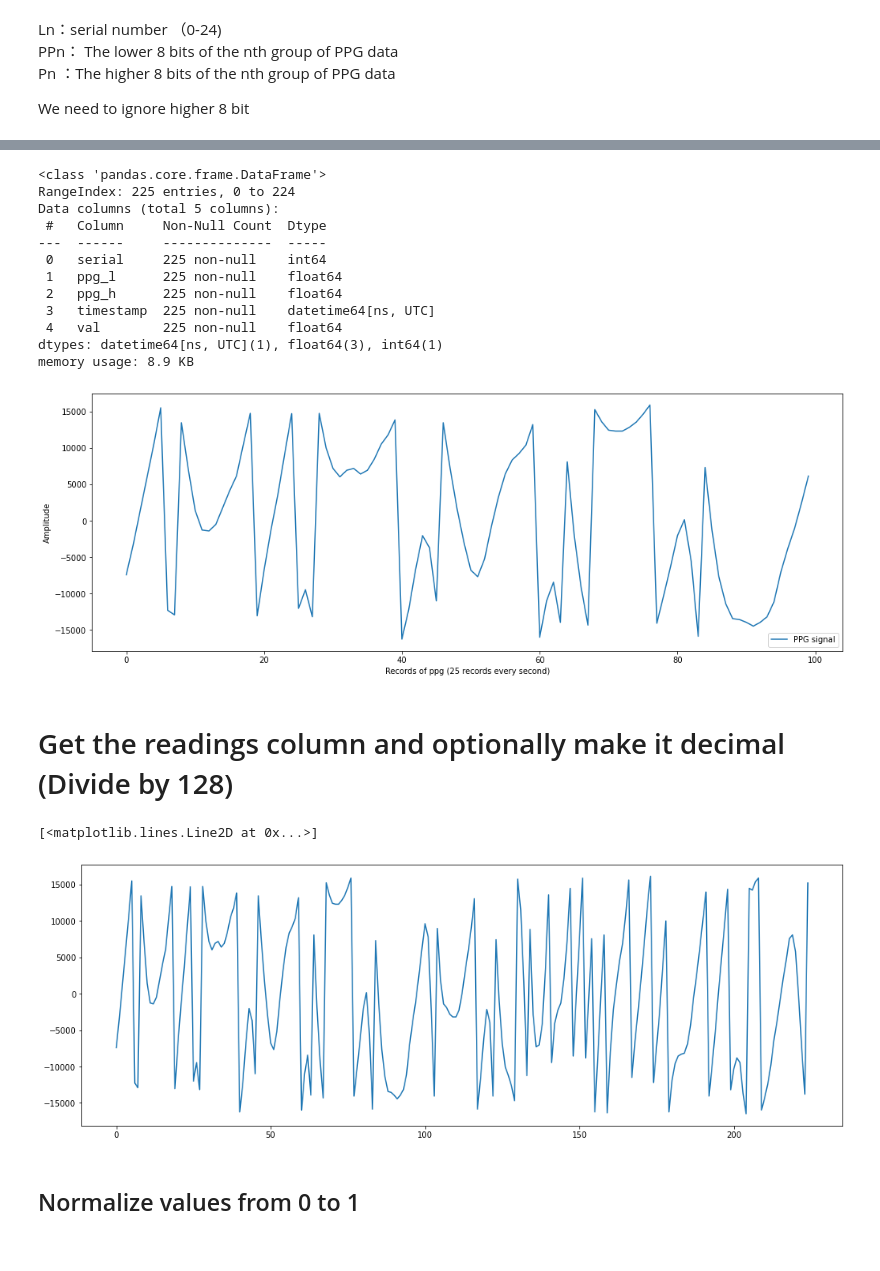
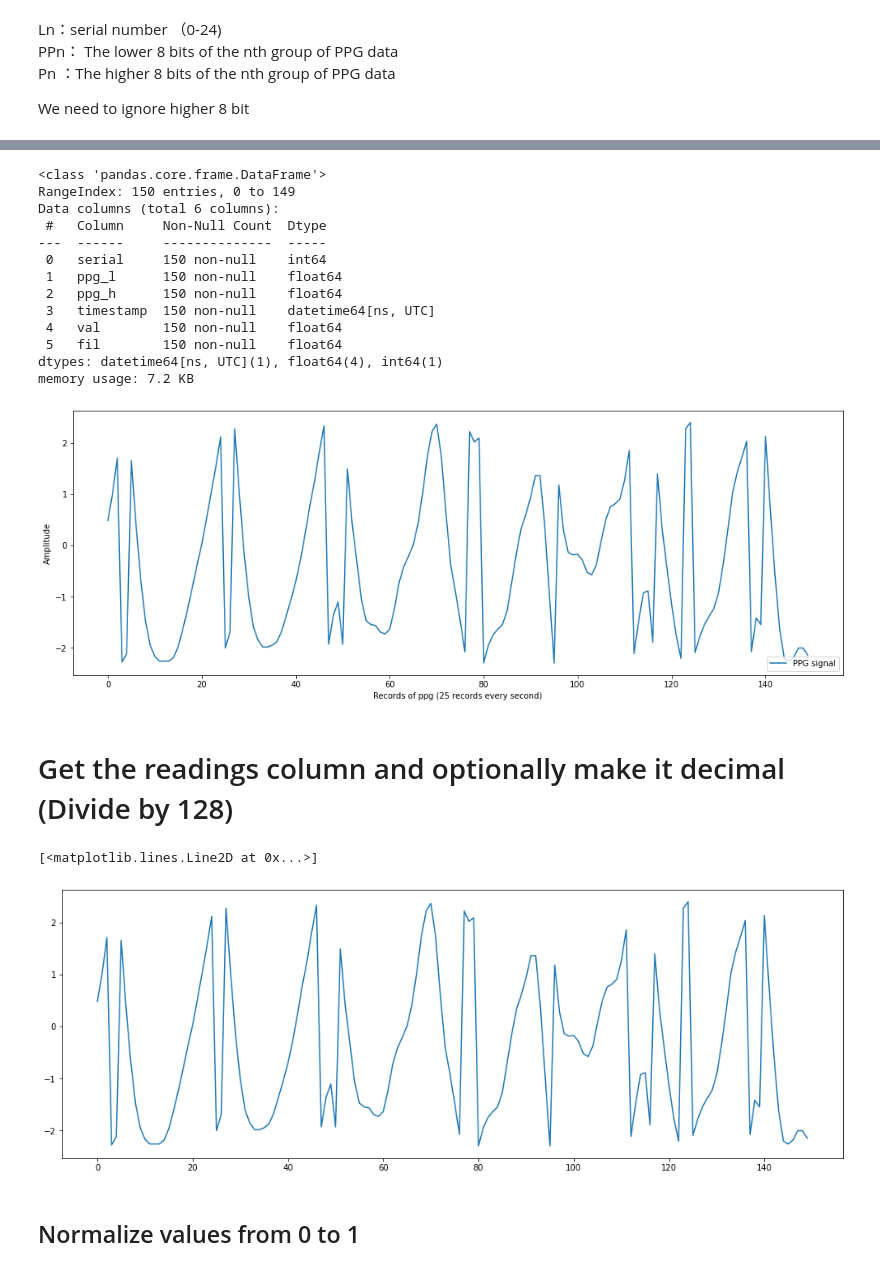
Before and after one commit to gaurav-95/PPG, a Jupyter notebook: Analyze_PPG.ipynb, the cells around one changed output, grey strips where cells are left out. Drawn from its saved outputs; the diff is of its cells as text; code cells hidden in the pictures.

```diff
--- a/Analyze_PPG.ipynb
+++ b/Analyze_PPG.ipynb
@@ -9,7 +9,7 @@ from dateutil.tz import gettz
 from datetime import timedelta
 import json
 # %%
-timediff=9
+timediff=5
 # %%
 now = datetime.now(tz=gettz('Asia/Kolkata'))
 prev = now - timedelta(seconds=timediff)
@@ -211,5 +211,6 @@ print(len(ppg_l), len(ppg_l), len(l))
 ppgrec = pd.DataFrame(zip(l, ppg_l, ppg_h,  times), columns=['serial','ppg_l', 'ppg_h',  "timestamp"])
 ppgrec = ppgrec.astype({"ppg_l":'float', "ppg_h":'float'})
 ppgrec['val'] = ppgrec['ppg_l']*128 + ppgrec['ppg_h']
+ppgrec['fil'] = ppgrec['val']*18.3/128.0/1000.0 + 0.06  ## X *18.3/128.0/1000.0 + 0.06;(X represents the data ）
 print(ppgrec)
 # %% [output]
@@ -231,17 +232,18 @@ print(ppgrec)
 ppgrec.info()
 # %% [output]
 <class 'pandas.core.frame.DataFrame'>
-RangeIndex: 225 entries, 0 to 224
-Data columns (total 5 columns):
+RangeIndex: 150 entries, 0 to 149
+Data columns (total 6 columns):
  #   Column     Non-Null Count  Dtype
 ---  ------     --------------  -----
- 0   serial     225 non-null    int64
- 1   ppg_l      225 non-null    float64
- 2   ppg_h      225 non-null    float64
- 3   timestamp  225 non-null    datetime64[ns, UTC]
- 4   val        225 non-null    float64
-dtypes: datetime64[ns, UTC](1), float64(3), int64(1)
-memory usage: 8.9 KB
+ 0   serial     150 non-null    int64
+ 1   ppg_l      150 non-null    float64
+ 2   ppg_h      150 non-null    float64
+ 3   timestamp  150 non-null    datetime64[ns, UTC]
+ 4   val        150 non-null    float64
+ 5   fil        150 non-null    float64
+dtypes: datetime64[ns, UTC](1), float64(4), int64(1)
+memory usage: 7.2 KB
 # %%
 #ppgrec.to_csv('ppg_10mingourab.csv', index=False)
 # %%
@@ -250,7 +252,7 @@ import matplotlib.pyplot as plt
 plt.figure(figsize=(17,6))
 #plt.plot(ppgrec['ppg'])
 #plt.plot(ppgrec['ppg_h'])
-plt.plot(ppgrec['val'][0:100])
+plt.plot(ppgrec['fil'])
 plt.xlabel("Records of ppg (25 records every second)")
 plt.ylabel("Amplitude")
 plt.legend(["PPG signal"], loc ="lower right")
@@ -258,16 +260,16 @@ plt.legend(["PPG signal"], loc ="lower right")
 
 plt.show()
 # %% [output]
-[figure, old version]
+[figure, new version]
 # %% [markdown]
 # Get the readings column and optionally make it decimal (Divide by 128)
 # %%
-readings=ppgrec['val']#*0.0078125
+readings=ppgrec['fil']#*0.0078125
 plt.figure(figsize=(17,6))
 plt.plot(readings)
 # %% [output]
 [<matplotlib.lines.Line2D at 0x...>]
-[figure, old version]
+[figure, new version]
 # %% [markdown]
 ## Normalize values from 0 to 1
 # %%
```
Also changed, not shown: parts of 34 cells of this notebook.
